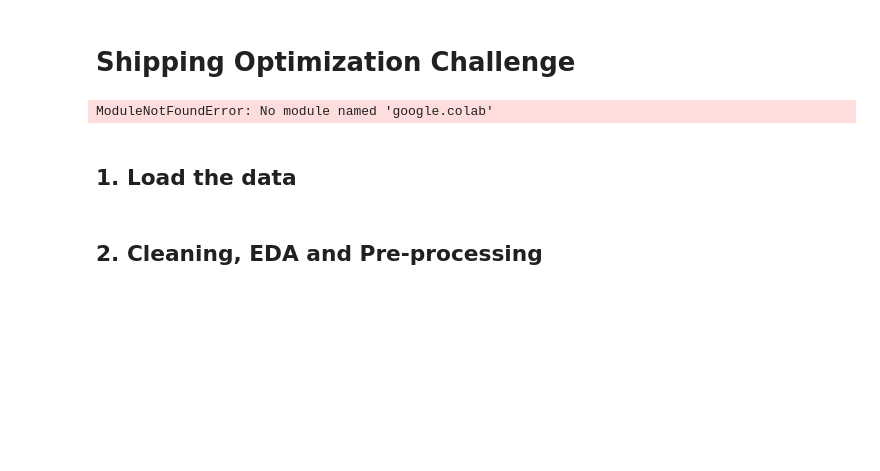
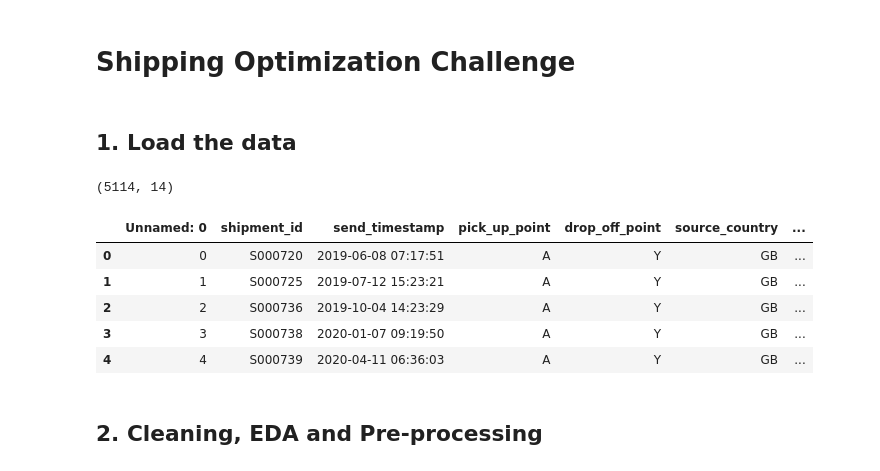
Before and after one commit to Virgo-Alpha/Shipping_Optimization, a Jupyter notebook: data_and_model/shipping.ipynb, the cells around one changed output. Saved outputs shown, nothing was run; the diff lists cells and outputs as text; code cells hidden in the pictures; blank space fills up the shorter version.

```diff
--- a/data_and_model/shipping.ipynb
+++ b/data_and_model/shipping.ipynb
@@ -1,10 +1,5 @@
 # %% [markdown]
 # Shipping Optimization Challenge
-# %%
-from google.colab import drive
-drive.mount('/content/drive')
-# %% [output]
-ModuleNotFoundError: No module named 'google.colab'
 # %%
 # imports
 import pandas as pd
@@ -13,6 +8,20 @@ import numpy as np
 ## 1. Load the data
 # %%
 train_df = pd.read_csv('train_2_pr.csv')
+
+# print the shape
+print(train_df.shape)
+
+# print the head
+train_df.head()
+# %% [output]
+(5114, 14)
+|  | Unnamed: 0 | shipment_id | send_timestamp | pick_up_point | drop_off_point | source_country | ... |
+| 0 | 0 | S000720 | 2019-06-08 07:17:51 | A | Y | GB | ... |
+| 1 | 1 | S000725 | 2019-07-12 15:23:21 | A | Y | GB | ... |
+| 2 | 2 | S000736 | 2019-10-04 14:23:29 | A | Y | GB | ... |
+| 3 | 3 | S000738 | 2020-01-07 09:19:50 | A | Y | GB | ... |
+| 4 | 4 | S000739 | 2020-04-11 06:36:03 | A | Y | GB | ... |
 # %% [markdown]
 ## 2. Cleaning, EDA and Pre-processing
 # %%
```
